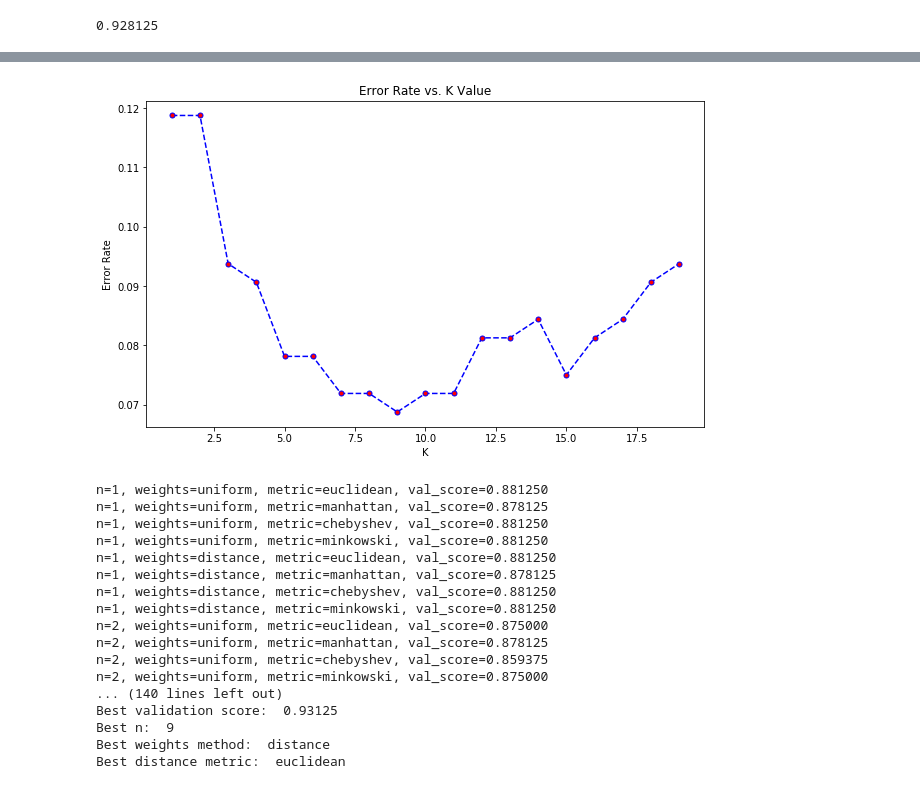
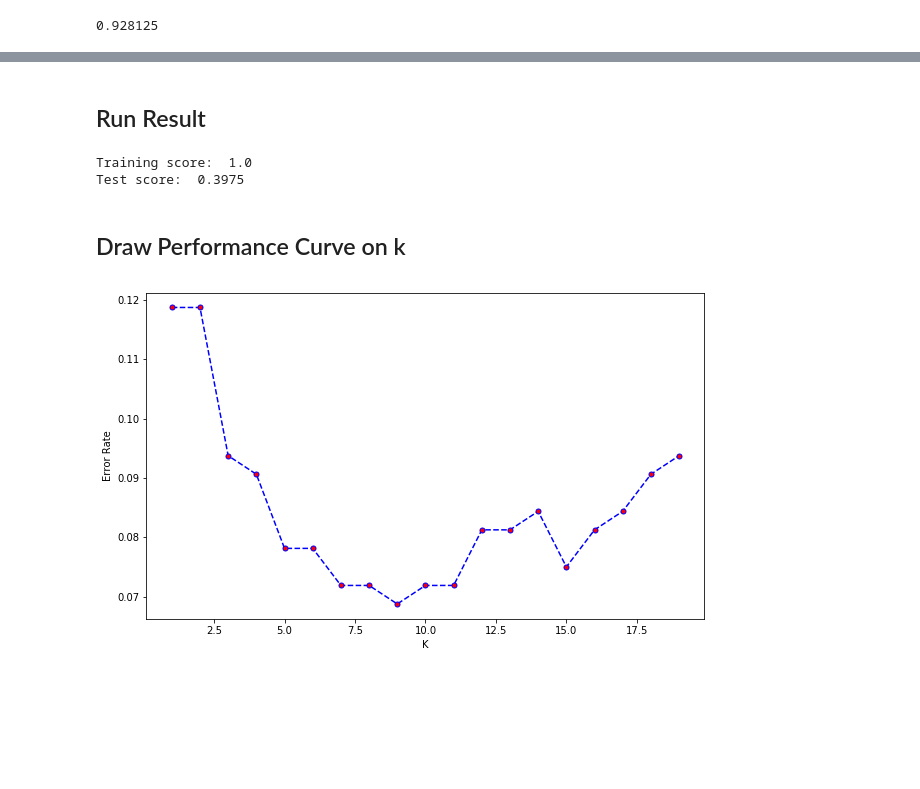
Before and after one commit to sunshineclt/7641ML-HW1, a Jupyter notebook: mobile_main.ipynb, the cells around one changed output, grey strips where cells are left out. Saved outputs shown, nothing was run; the diff lists cells and outputs as text; code cells hidden in the pictures; blank space fills up the shorter version.

```diff
--- a/mobile_main.ipynb
+++ b/mobile_main.ipynb
@@ -279,0 +324,7 @@ identity
+# %%
+from sklearn.neural_network import MLPClassifier
+mlp = MLPClassifier(hidden_layer_sizes=(150, 50), activation="tanh", max_iter=1000)
+mlp.fit(X_train, y_train)
+print(mlp.score(X_train, y_train))
+print(mlp.score(X_val, y_val))
+print(mlp.score(X_test, y_test))
@@ -312,0 +372,11 @@ Test score:  0.9175
+# %%
+from sklearn.ensemble import AdaBoostClassifier
+from sklearn.metrics import accuracy_score
+from sklearn.tree import DecisionTreeClassifier
+
+ada_dt = DecisionTreeClassifier(criterion="entropy", max_depth=6)
+adaboost = AdaBoostClassifier(base_estimator=ada_dt, n_estimators=2000)
+adaboost.fit(X_train,y_train)
+test_score = adaboost.score(X_test, y_test)
+print("Train score: ", adaboost.score(X_train, y_train))
+print("Test score: ", test_score)
@@ -361,5 +445,7 @@ Best C:  27.74633808136442
 # %%
+best_C = 21.552453434203912
 clf = svm.SVC(C=best_C, kernel="linear", decision_function_shape='ovr')
 clf.fit(X_train, y_train)
+print("Training score: ", clf.score(X_train, y_train))
 print("Test score: ", clf.score(X_test, y_test))
 # %% [output]
@@ -386,3 +516,18 @@ knn.score(X_val, y_val)
+# %% [markdown]
+## Run Result
+# %%
+best_n = 9
+best_weights = "distance"
+best_metric = "euclidean"
+knn = KNeighborsClassifier(n_neighbors=best_n, weights=best_weights, metric=best_metric)
+knn.fit(X_train,y_train)
+print("Training score: ", knn.score(X_train, y_train))
+print("Test score: ", knn.score(X_test, y_test))
+# %% [output]
+Training score:  1.0
+Test score:  0.3975
+# %% [markdown]
+## Draw Performance Curve on k
 # %%
 error_rate = []
 for n in range(1,20):
@@ -393,49 +538,9 @@ for n in range(1,20):
 # %%
 plt.figure(figsize=(10,6))
 plt.plot(range(1,20),error_rate,color='blue', linestyle='dashed', marker='o',
          markerfacecolor='red', markersize=5)
-plt.title('Error Rate vs. K Value')
 plt.xlabel('K')
 plt.ylabel('Error Rate')
 plt.show()
 # %% [output]
-[figure, old version]
+[figure, new version]
-# %%
-best_val = 0
-best_n = 0
-best_weights = ""
-best_metric = ""
-for n in range(1,20):
-    for weights in ["uniform", "distance"]:
-        for metric in ["euclidean", "manhattan", "chebyshev", "minkowski"]:
-            knn = KNeighborsClassifier(n_neighbors=n, weights=weights, metric=metric)
-            knn.fit(X_train,y_train)
-            val_score = knn.score(X_val, y_val)
-            print("n=%d, weights=%s, metric=%s, val_score=%f" % (n, weights, metric, val_score))
-            if val_score > best_val:
-                best_val = val_score
-                best_n = n
-                best_weights = weights
-                best_metric = metric
-print("Best validation score: ", best_val)
-print("Best n: ", best_n)
-print("Best weights method: ", best_weights)
-print("Best distance metric: ", best_metric)
-# %% [output]
-n=1, weights=uniform, metric=euclidean, val_score=0.881250
-n=1, weights=uniform, metric=manhattan, val_score=0.878125
-n=1, weights=uniform, metric=chebyshev, val_score=0.881250
-n=1, weights=uniform, metric=minkowski, val_score=0.881250
-n=1, weights=distance, metric=euclidean, val_score=0.881250
-n=1, weights=distance, metric=manhattan, val_score=0.878125
-n=1, weights=distance, metric=chebyshev, val_score=0.881250
-n=1, weights=distance, metric=minkowski, val_score=0.881250
-n=2, weights=uniform, metric=euclidean, val_score=0.875000
-n=2, weights=uniform, metric=manhattan, val_score=0.878125
-n=2, weights=uniform, metric=chebyshev, val_score=0.859375
-n=2, weights=uniform, metric=minkowski, val_score=0.875000
-... (140 lines left out)
-Best validation score:  0.93125
-Best n:  9
-Best weights method:  distance
-Best distance metric:  euclidean
```
Also changed, not shown: parts of 25 cells of this notebook, 1 other file.
